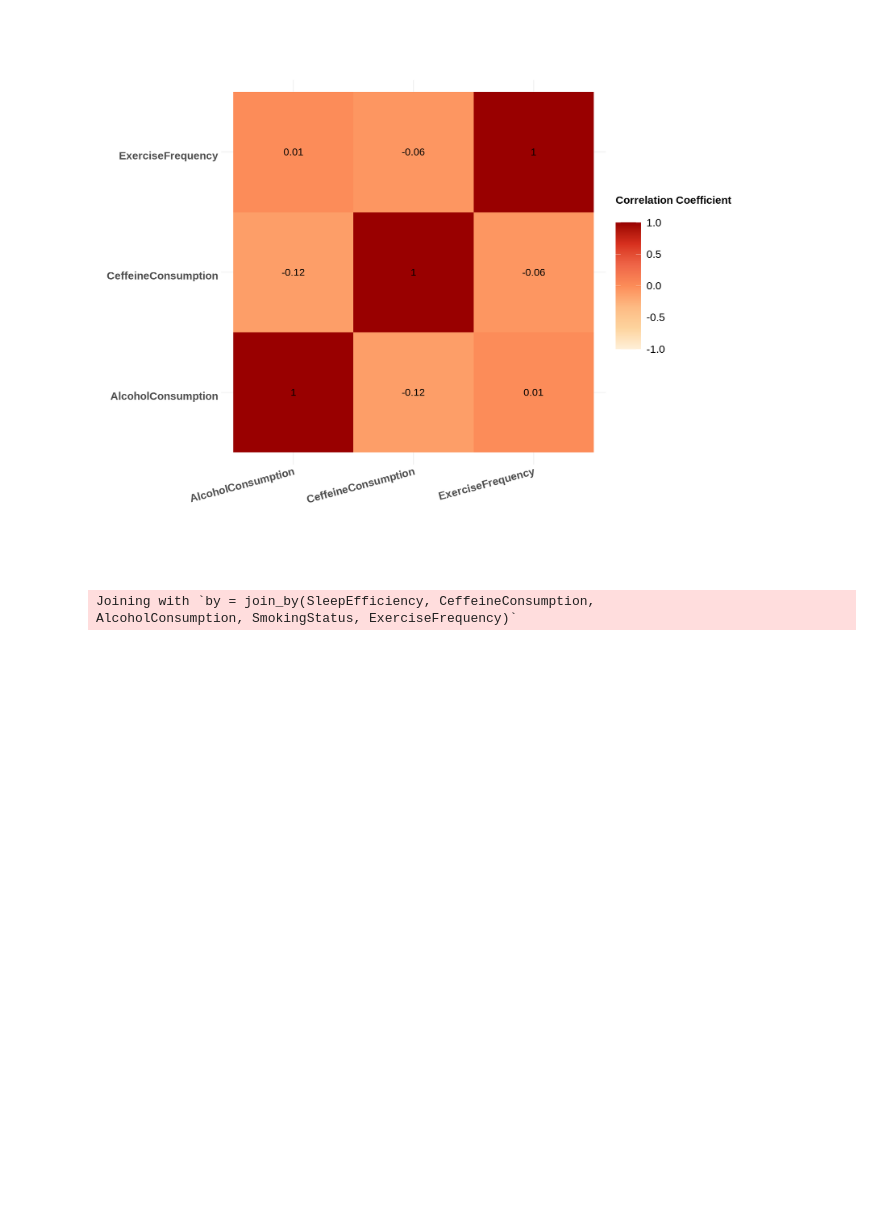
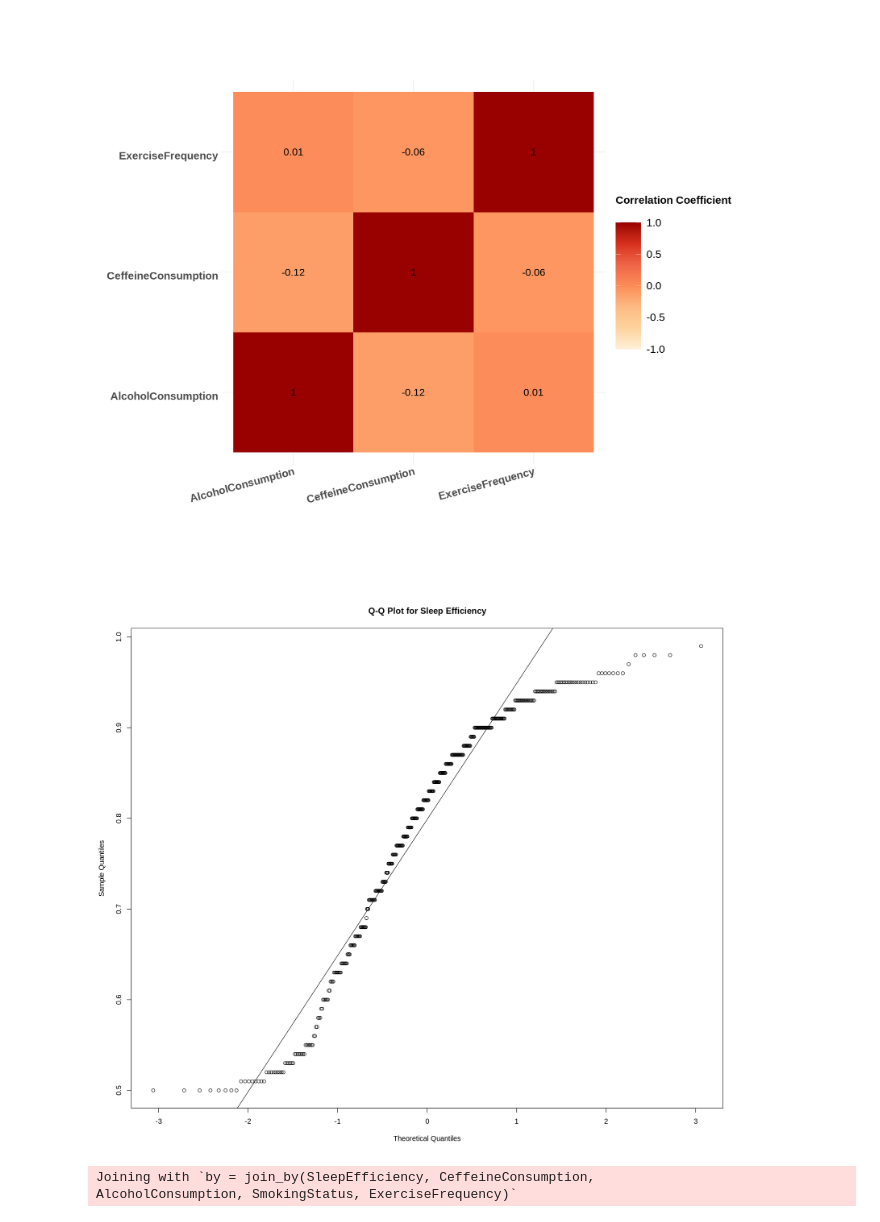
Before and after one commit to Wills-Hao/Sleep-Efficiency-Factors-R, a Jupyter notebook: Final Report.ipynb, the cells around one changed output. Drawn from its saved outputs; the diff is of its cells as text; code cells hidden in the pictures; blank space fills up the shorter version.

```diff
--- a/Final Report.ipynb
+++ b/Final Report.ipynb
@@ -152,6 +152,11 @@ plot_corr_matrix <- corr_matrix %>%
 plot_corr_matrix
 # %% [output]
 [figure]
+# %%
+qqnorm(clean_data$SleepEfficiency, main = "Q-Q Plot for Sleep Efficiency")
+qqline(clean_data$SleepEfficiency)
+# %% [output]
+[figure, added]
 # %%
 set.seed(333)
 
```
Also changed, not shown: parts of 2 cells of this notebook.
